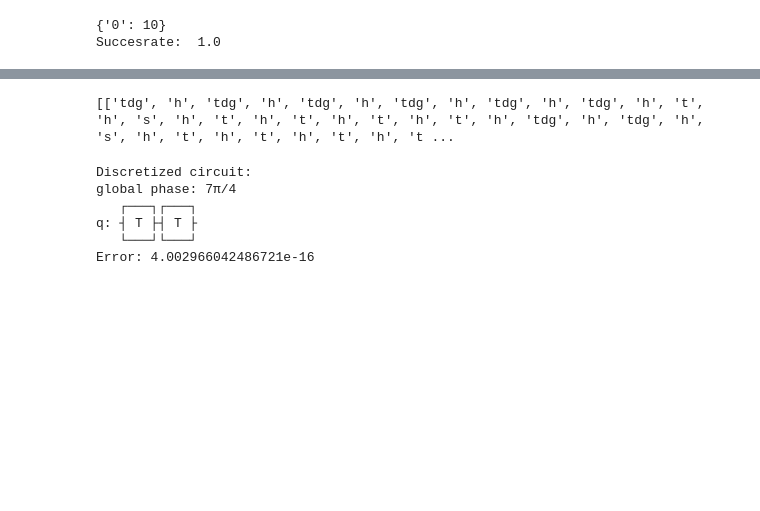
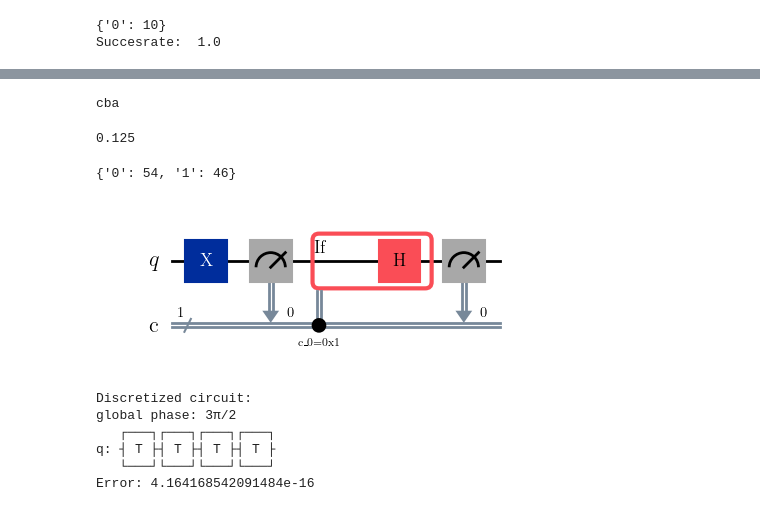
Before and after one commit to RicemanBoy/Bachelor, a Jupyter notebook: irgendwas.ipynb, the cells around one changed output, grey strips where cells are left out. Cells and saved outputs as stored; diff of their text form; code cells hidden in the pictures; blank space fills up the shorter version.

```diff
--- a/irgendwas.ipynb
+++ b/irgendwas.ipynb
@@ -622,18 +683,47 @@ plt.show()
-# %%
-# print(y_all)
-# plt.plot(p,y_all)
-# plt.show()
-
-Ehm = []
-with open("adjunitary8.txt", "r") as file:
-    for line in file:
-        Ehm.append(list(map(str, line.strip().split(","))))
-
-print(Ehm)  # Gibt die rekonstruierte Liste aus
-# %% [output]
-[['tdg', 'h', 'tdg', 'h', 'tdg', 'h', 'tdg', 'h', 'tdg', 'h', 'tdg', 'h', 't', 'h', 's', 'h', 't', 'h', 't', 'h', 't', 'h', 't', 'h', 'tdg', 'h', 'tdg', 'h', 's', 'h', 't', 'h', 't', 'h', 't', 'h', 't ...
+# %%
+x = ""
+x += "a"
+x+= "b"
+x+="c"
+
+x = x[::-1]
+
+print(x)
+
+convert("001")
+# %% [output]
+cba
+0.125
+# %%
+def test(qc: QuantumCircuit):
+    k = 2
+    if k == 2:
+        qc.h(0)
+
+qr = QuantumRegister(1,"q")
+cbit = ClassicalRegister(1, "c")
+qc = QuantumCircuit(qr, cbit)
+p = 5
+qc.x(0)
+qc.measure(0,0)
+with qc.if_test((0,1)):
+    if p == 5:
+        test(qc)
+
+qc.measure(0,0)
+
+shots = 100
+sim = AerSimulator()
+job = sim.run(qc, shots=shots)
+result = job.result()
+counts = result.get_counts()
+print(counts)
+qc.draw("mpl")
+# %% [output]
+{'0': 54, '1': 46}
+[figure, added]
 # %%
-i = 0.5
+i = 1
 
 qc = QuantumCircuit(1)
 
@@ -649,8 +739,8 @@ print(discretized.draw())
 print("Error:", np.linalg.norm(Operator(qc).data - Operator(discretized).data))
 # %% [output]
 Discretized circuit:
-global phase: 7π/4
-   ┌───┐┌───┐
-q: ┤ T ├┤ T ├
-   └───┘└───┘
-Error: 4.002966042486721e-16
+global phase: 3π/2
+   ┌───┐┌───┐┌───┐┌───┐
+q: ┤ T ├┤ T ├┤ T ├┤ T ├
+   └───┘└───┘└───┘└───┘
+Error: 4.164168542091484e-16
```
Also changed, not shown: parts of 3 cells of this notebook, 4 other files.
